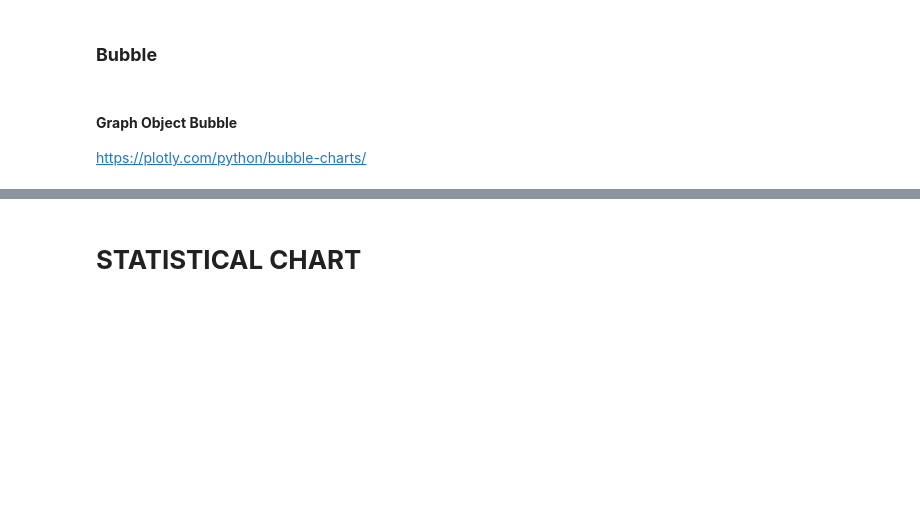
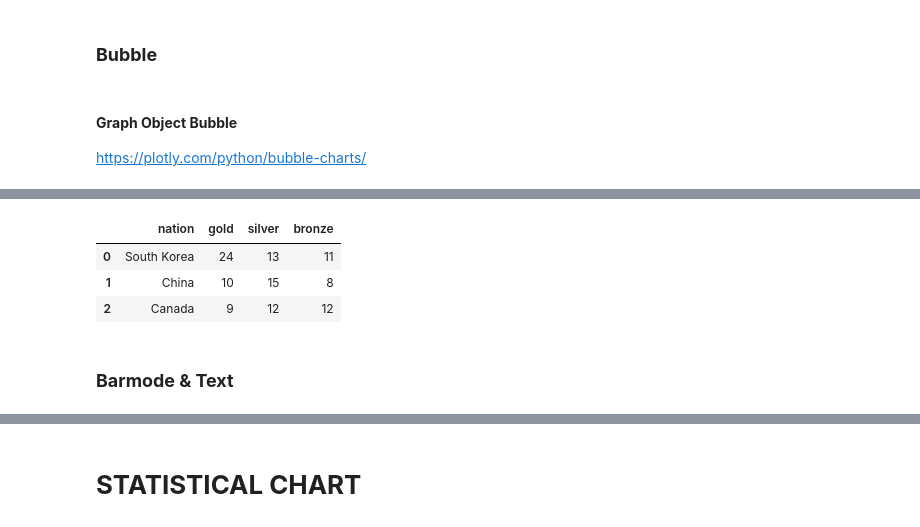
Before and after one commit to mrazakqq/plotly-tutorial, a Jupyter notebook: plotly-tutorial.ipynb, the cells around one changed output, grey strips where cells are left out. Cells and saved outputs as stored; diff of their text form; code cells hidden in the pictures; blank space fills up the shorter version.

```diff
--- a/plotly-tutorial.ipynb
+++ b/plotly-tutorial.ipynb
@@ -493,0 +698,15 @@ fig.show()
+# %%
+df2 = px.data.medals_wide()
+fig = px.bar(df2,
+  x="nation",
+  y=['gold', 'silver', 'bronze'],
+  title="Wide-Form Input",
+  text='nation'
+)
+display(df2)
+fig.show()
+# %% [output]
+|  | nation | gold | silver | bronze |
+| 0 | South Korea | 24 | 13 | 11 |
+| 1 | China | 10 | 15 | 8 |
+| 2 | Canada | 9 | 12 | 12 |
@@ -493,0 +753,2 @@ fig.show()
+# %% [markdown]
+### **Barmode & Text**
```
Also changed, not shown: parts of 17 cells of this notebook.
